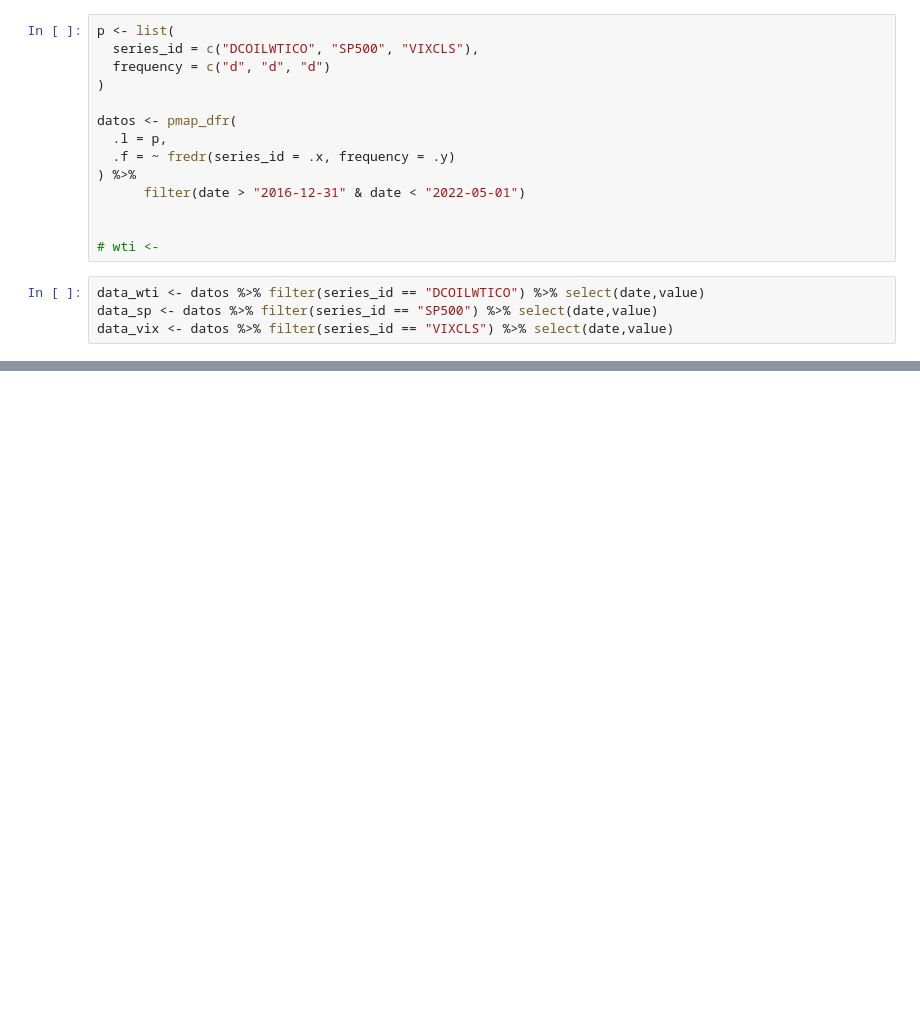
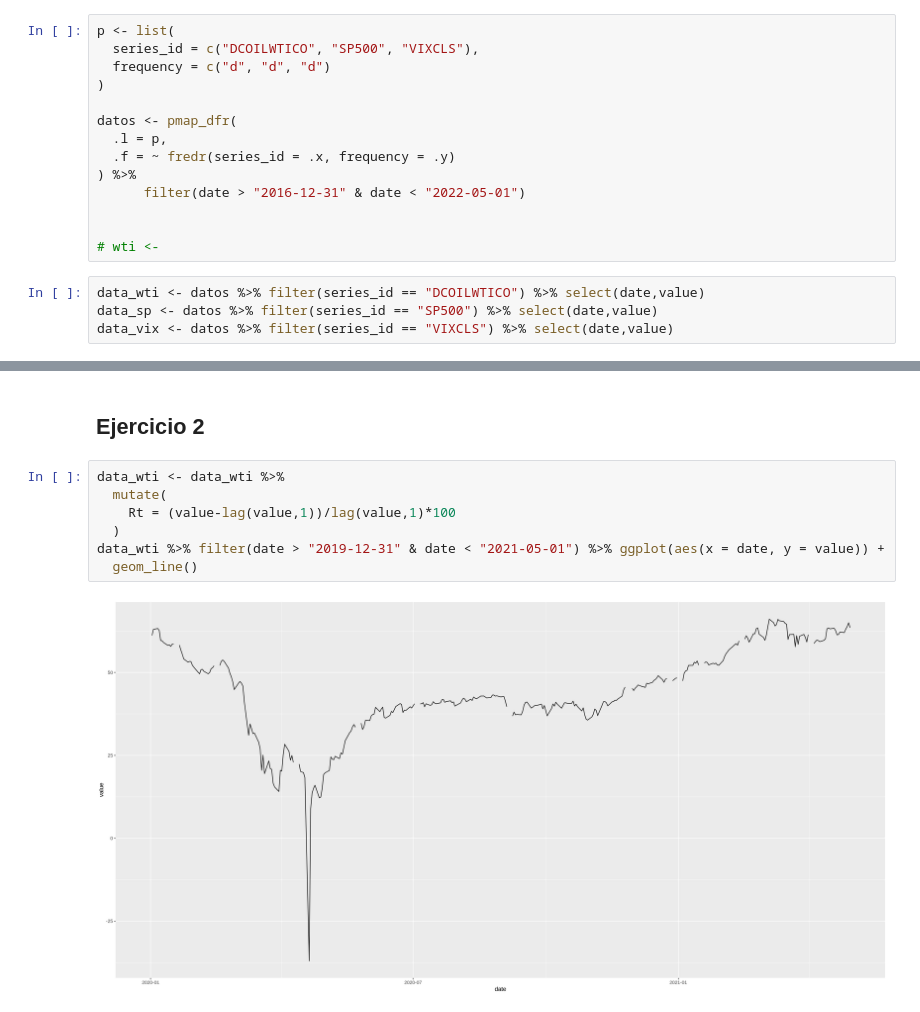
Before and after one commit to samyff12/Sales.Analysis, a Jupyter notebook: EF_tarea_1.ipynb, the cells around one changed output, grey strips where cells are left out. Drawn from its saved outputs; the diff is of its cells as text; blank space fills up the shorter version.

```diff
--- a/EF_tarea_1.ipynb
+++ b/EF_tarea_1.ipynb
@@ -802,0 +782,11 @@ datos %>% ggplot(aes(x = date, y = value, color = series_id)) +
+# %% [markdown]
+### <h2> Ejercicio 2
+# %%
+data_wti <- data_wti %>%
+  mutate(
+    Rt = (value-lag(value,1))/lag(value,1)*100
+  )
+data_wti %>% filter(date > "2019-12-31" & date < "2021-05-01") %>% ggplot(aes(x = date, y = value)) +
+  geom_line()
+# %% [output]
+[figure, added]
```
Also changed, not shown: parts of 15 cells of this notebook.
